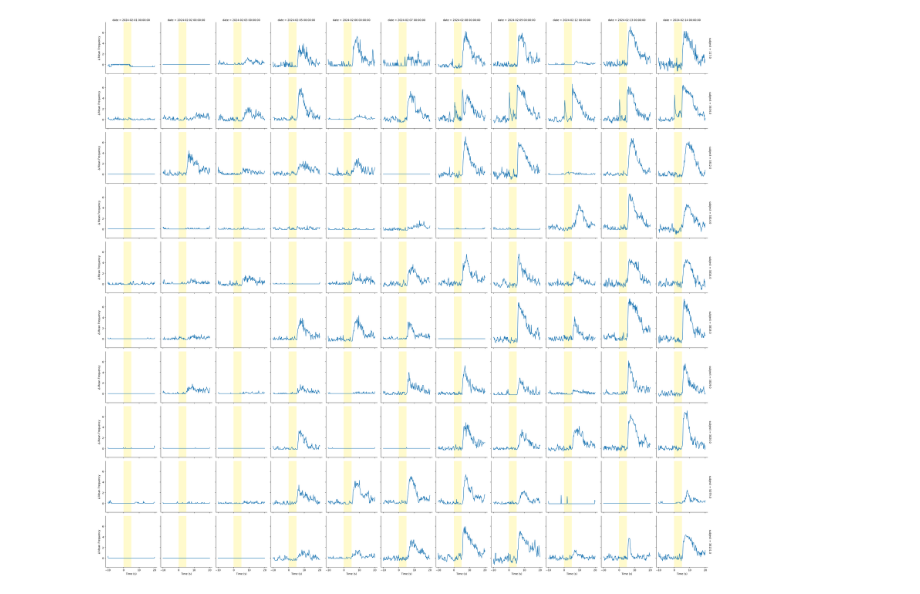
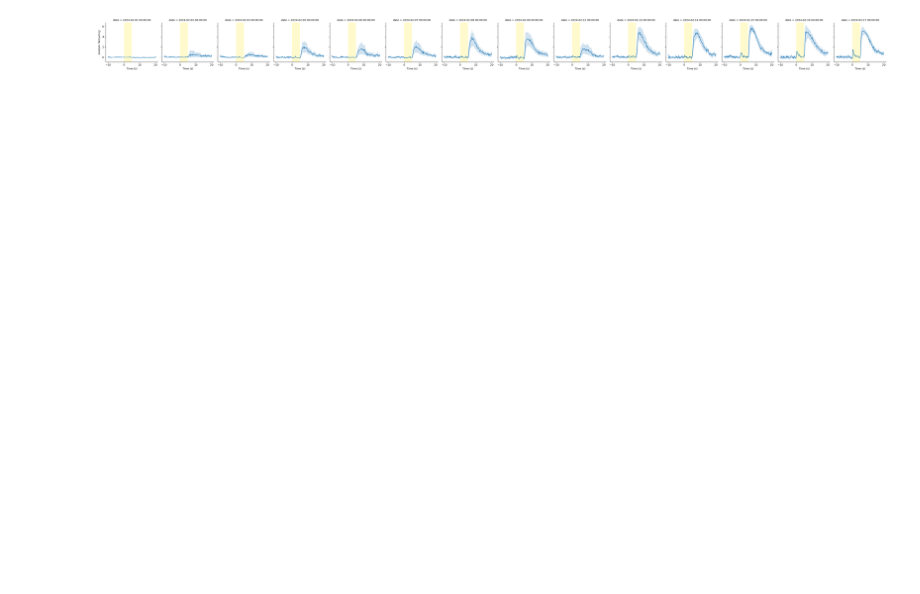
Before and after one commit to Mschaid/coral, a Jupyter notebook: notebooks/visualization.ipynb, the cells around one changed output. Saved outputs shown, nothing was run; the diff lists cells and outputs as text; code cells hidden in the pictures; blank space fills up the shorter version.

```diff
--- a/notebooks/visualization.ipynb
+++ b/notebooks/visualization.ipynb
@@ -74,16 +74,16 @@ shape: (16_895, 10)
 # %%
-facet = sns.FacetGrid(baseline_corrected_df, col='date', row = 'subject',
+facet = sns.FacetGrid(baseline_corrected_df, col='date',
                       height=3, aspect=1, margin_titles=True)
 facet.map(sns.lineplot, 'time',
           'lick_aligned_to_cue_baseline_corrected')
 # facet.map(sns.lineplot, 'time','encoder_aligned_to_cue_baseline_corrected', color = 'grey')
 for ax in facet.axes.flat:
     draw_cue_box(ax, color='lemonchiffon', alpha=1)
     ax.set_ylabel(r'$\Delta$ Mean Frequency')
     ax.set_xlabel('Time (s)')
 # facet.figure.text(-0.5, 2, 'Lick', color = 'lightblue', size = 20)
 # %% [output]
-[figure, old version]
+[figure, new version]
 # %%
 fp_df = pl.read_parquet(fp_path).drop(
     "__index_level_0__").sort('date').sort('subject')
```
Also changed, not shown: parts of 4 cells of this notebook, 3 other files.
